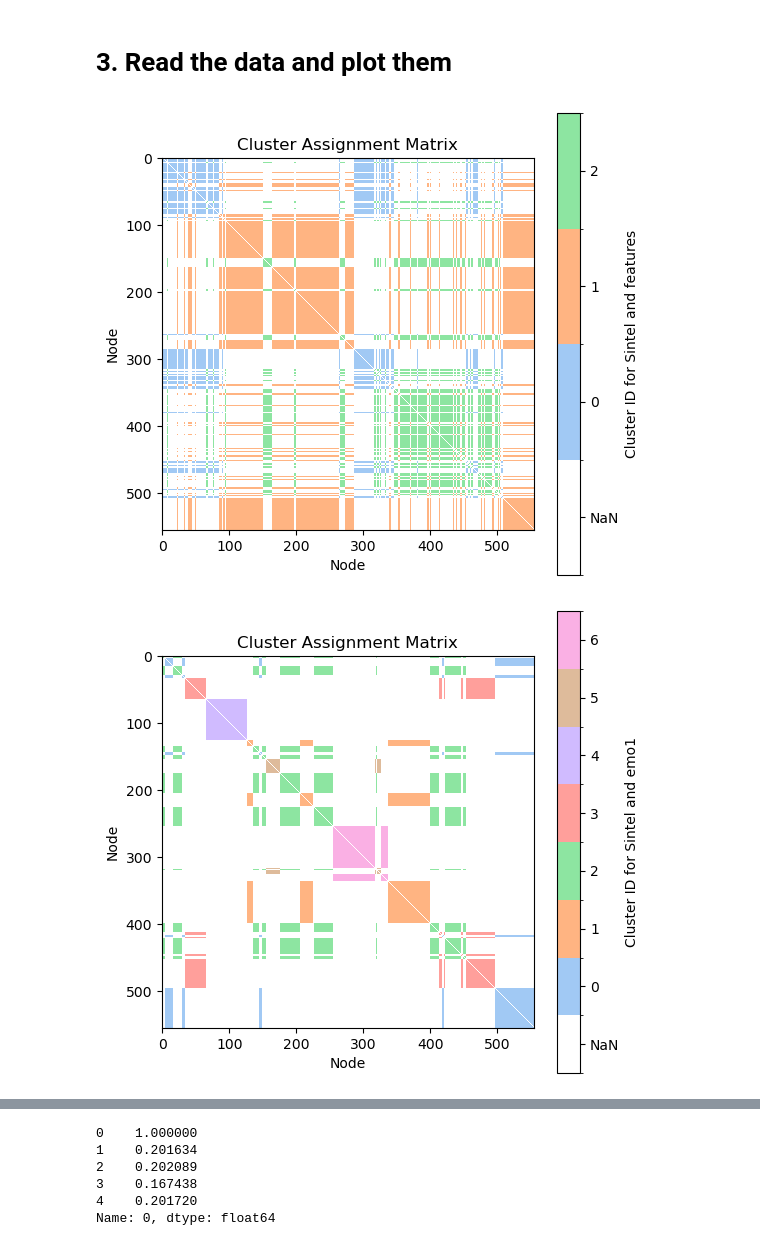
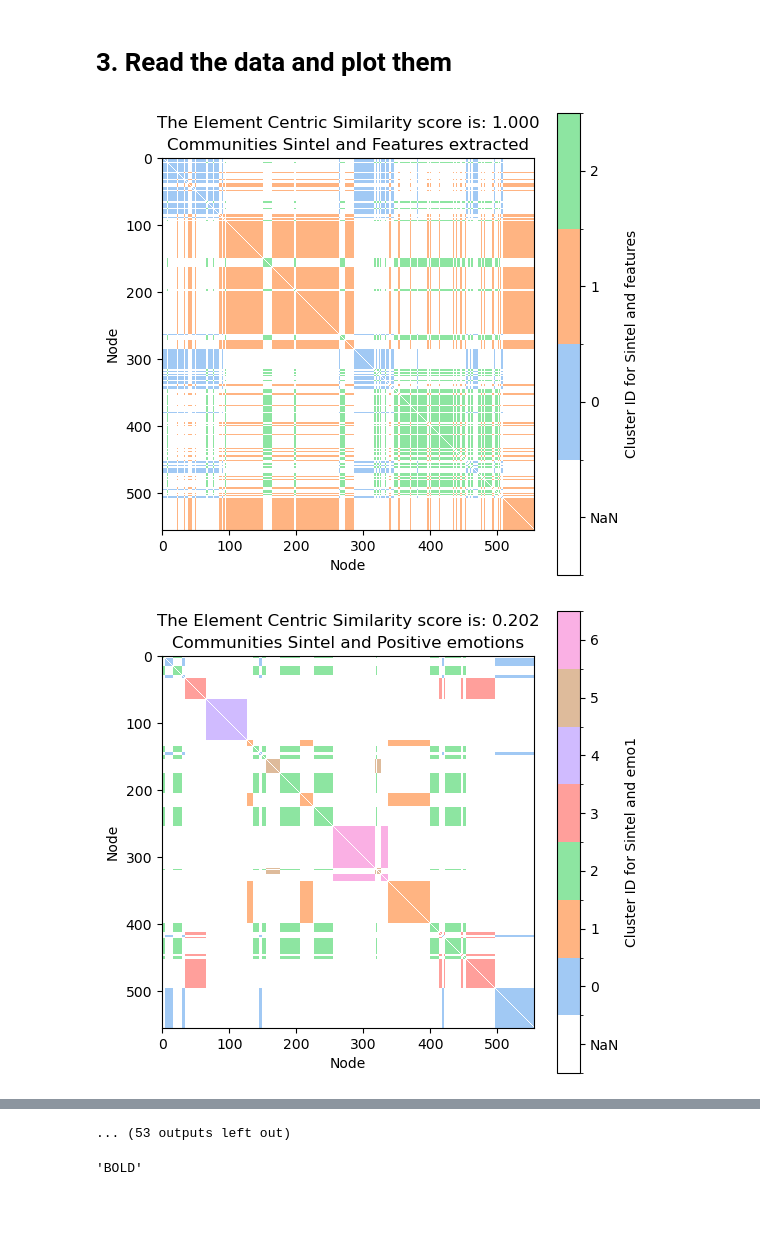
Before and after one commit to silviiaromanato/HigherOrder, a Jupyter notebook: Code/features/louvain_features.ipynb, the cells around one changed output, grey strips where cells are left out. Cells and saved outputs as stored; diff of their text form; code cells hidden in the pictures; blank space fills up the shorter version.

Commit message:
louvain fmri

```diff
--- a/Code/features/louvain_features.ipynb
+++ b/Code/features/louvain_features.ipynb
@@ -156,9 +14,0 @@ Elements:  [16, 22, 23, 25, 32, 33, 39, 40, 41, 42, 43, 44, 49, 85, 86, 87, 88,
-# %%
-# create a correlation matrix where the values are the cluster number
-shape = dict_features_thr['AfterTheRain'].shape
-cluster_assignment_matrix = np.full(shape, np.nan)
-for cluster_id, cluster in enumerate(final_clusters, start=1):
-    for i in cluster:
-        for j in cluster:
-            if i != j:  # Assign the cluster number only if i and j are different
-                cluster_assignment_matrix[i, j] = cluster_id
@@ -175,19 +15,19 @@ array([[nan,  4.,  4., ..., nan, nan, nan],
 # %% [markdown]
 # 3. Read the data and plot them
 # %%
-# read the ground truth jason
-import json
+types = ['features', 'emo1', 'emo2', 'emo3', 'emo4']
+movies = ['Sintel', 'AfterTheRain', 'BetweenViewings', 'BigBuckBunny', 'Chatter', 'FirstBite', 'LessonLearned', 'Payload',
+          'Spaceman', 'Superhero', 'TearsOfSteel', 'ToClaireFromSonny', 'YouAgain']
 
-types = ['features', 'emo1', 'emo2', 'emo3', 'emo4']
+for movie in movies:
+    sim_mtx = pd.read_csv(f'/Users/silviaromanato/Desktop/SEMESTER_PROJECT/Material/Output/louvain/{movie}_sim_mtx.csv', header = None)[0]
+    for i, type in enumerate(types):
+        with open(f'/Users/silviaromanato/Desktop/SEMESTER_PROJECT/Material/Output/louvain/{movie}_clusters_{type}.json') as json_file:
+            cluster_feat = json.load(json_file)
 
-for i, type in enumerate(types):
-    with open(f'/Users/silviaromanato/Desktop/SEMESTER_PROJECT/Material/Output/louvain/Sintel_clusters_{type}.json') as json_file:
-        cluster_feat = json.load(json_file)
+        sim_score = sim_mtx[i]
 
-    sim_mtx = pd.read_csv('/Users/silviaromanato/Desktop/SEMESTER_PROJECT/Material/Output/louvain/Sintel_sim_mtx.csv', header = None)[0]
-    sim_score = sim_mtx[i]
-
-    plot_cluster_matrix(cluster_feat, sim_score, 'Sintel', types)
+        plot_cluster_matrix(cluster_feat, sim_score, movie, type)
 # %% [output]
-[figure, old version]
+[figure, new version]
-[figure, old version]
+[figure, new version]
@@ -197,11 +44,6 @@ for i, type in enumerate(types):
+... (53 outputs left out)
-# %%
-sim_mtx = pd.read_csv('/Users/silviaromanato/Desktop/SEMESTER_PROJECT/Material/Output/louvain/Sintel_sim_mtx.csv', header = None)
-
-sim_mtx[0][:]
-# %% [output]
-0    1.000000
-1    0.201634
-2    0.202089
-3    0.167438
-4    0.201720
-Name: 0, dtype: float64
+# %%
+method = 'bold'
+method.upper()
+# %% [output]
+'BOLD'
```
Also changed, not shown: parts of 13 cells of this notebook, 1 other file.
